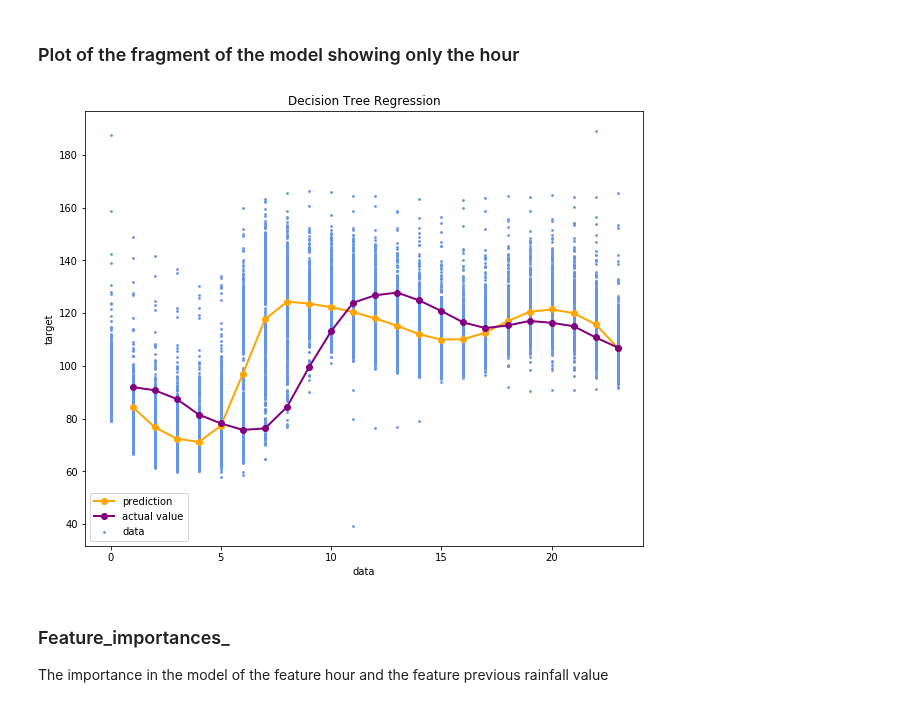
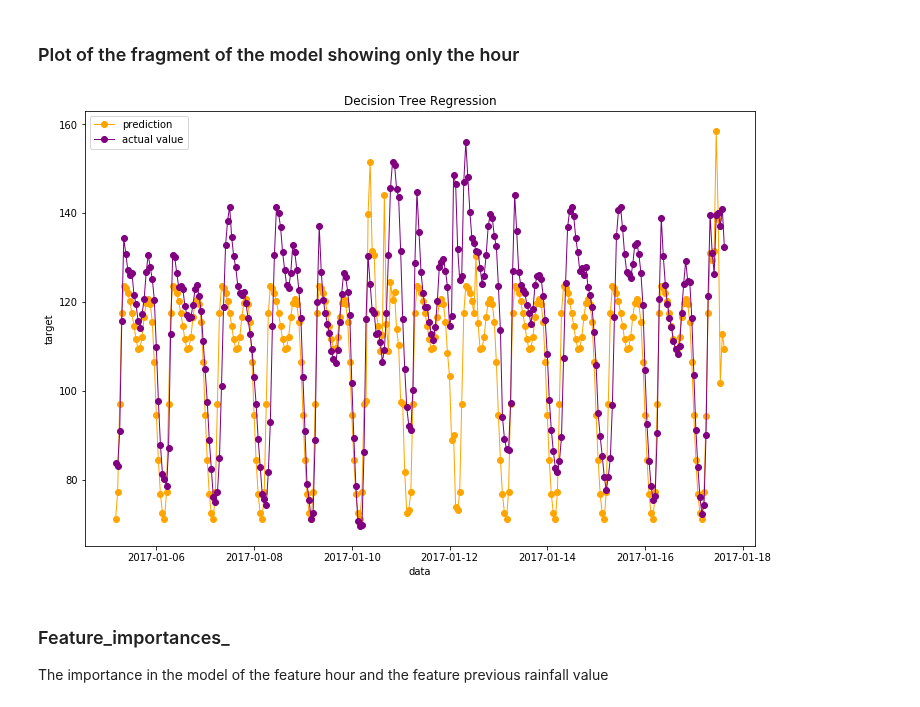
Before and after one commit to efemeryds/flow_exploration, a Jupyter notebook: notebooks/tree-regression-with-rainfall.ipynb, the cells around one changed output. Cells and saved outputs as stored; diff of their text form; code cells hidden in the pictures.

```diff
--- a/notebooks/tree-regression-with-rainfall.ipynb
+++ b/notebooks/tree-regression-with-rainfall.ipynb
@@ -82,5 +77,3 @@ flow_set = pd.merge(flow_set, rainfall_set, how='outer', on='time')
-# %%
-flow_set = flow_set.dropna()
 # %%
 flow_set.head()
 # %% [output]
@@ -95,7 +88,6 @@ flow_set.head()
 # %%
 flow_set['previous-hour'] = flow_set['flow'].shift(1)
 # %%
-flow_set = flow_set.dropna()
 flow_set.head()
 # %% [output]
 |  | hour | flow | time | rainfall | previous-hour |
@@ -169,2 +117,2 @@ flow_set.tail()
 # %%
-flow_set = flow_set.dropna()
+flow_set = flow_set.fillna(flow_set.mean())
@@ -171,7 +126,7 @@ flow_set = flow_set.dropna()
 # %% [markdown]
 ### Splitting the data set into train and test sets
 # %%
-split_date = pd.datetime(2017,1,1,0,0)
+split_date = pd.datetime(2016,12,31,23,59)
 
 flow_training = flow_set.loc[flow_set['time'] <= split_date]
 flow_test = flow_set.loc[flow_set['time'] > split_date]
@@ -196,19 +171,17 @@ predict = regressor.predict(X_flow_test)
 # %% [markdown]
 ### Plot of the fragment of the model showing only the hour
 # %%
-plt.figure(figsize=(10, 8))
-plt.scatter(X_flow_training['hour'], Y_flow_training, s=3,
-            c="cornflowerblue", label="data")
-plt.plot(X_flow_test['hour'][:23], predict[:23], color="orange",
-         marker="o",label="prediction", linewidth=2)
-plt.plot(X_flow_test['hour'][:23],Y_flow_test[:23], c='purple',marker="o", label="actual value",linewidth=2)
+plt.figure(figsize=(12, 8))
+plt.plot(flow_test['time'][100:400], predict[100:400], color="orange",
+         marker="o",label="prediction", linewidth=1)
+plt.plot(flow_test['time'][100:400],Y_flow_test[100:400], c='purple',marker="o", label="actual value",linewidth=1)
 plt.xlabel("data")
 plt.ylabel("target")
 plt.title("Decision Tree Regression")
 plt.legend()
 plt.show()
 # %% [output]
-[figure, old version]
+[figure, new version]
 # %% [markdown]
 ### Feature_importances_
 The importance in the model of the feature hour and the feature previous rainfall value
```
Also changed, not shown: parts of 44 cells of this notebook.
